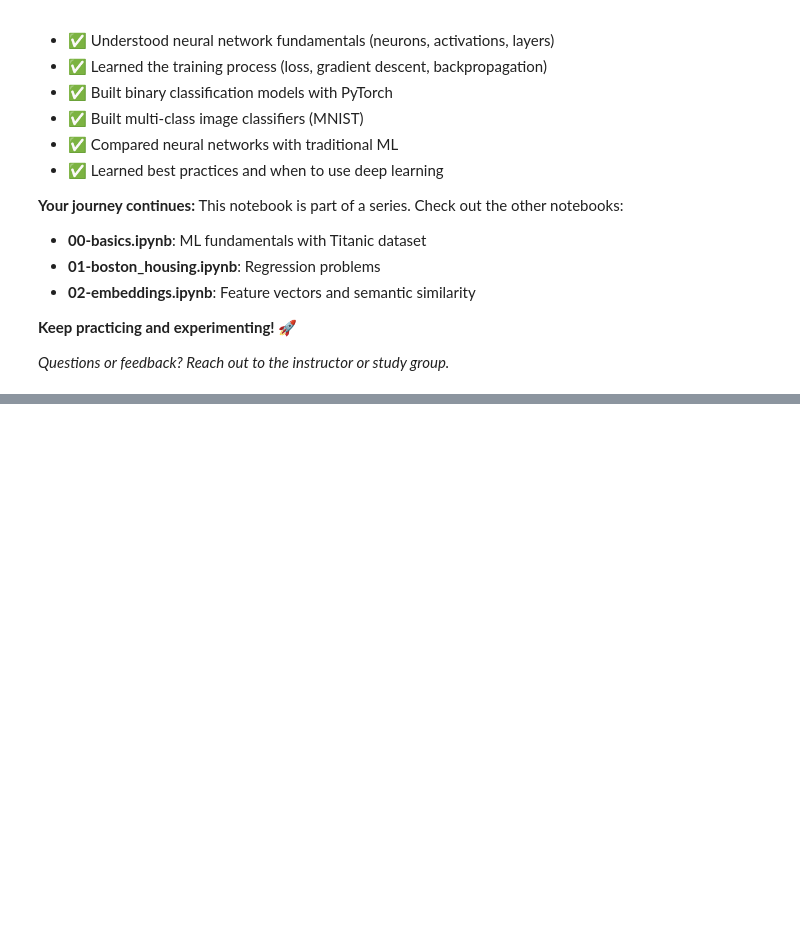
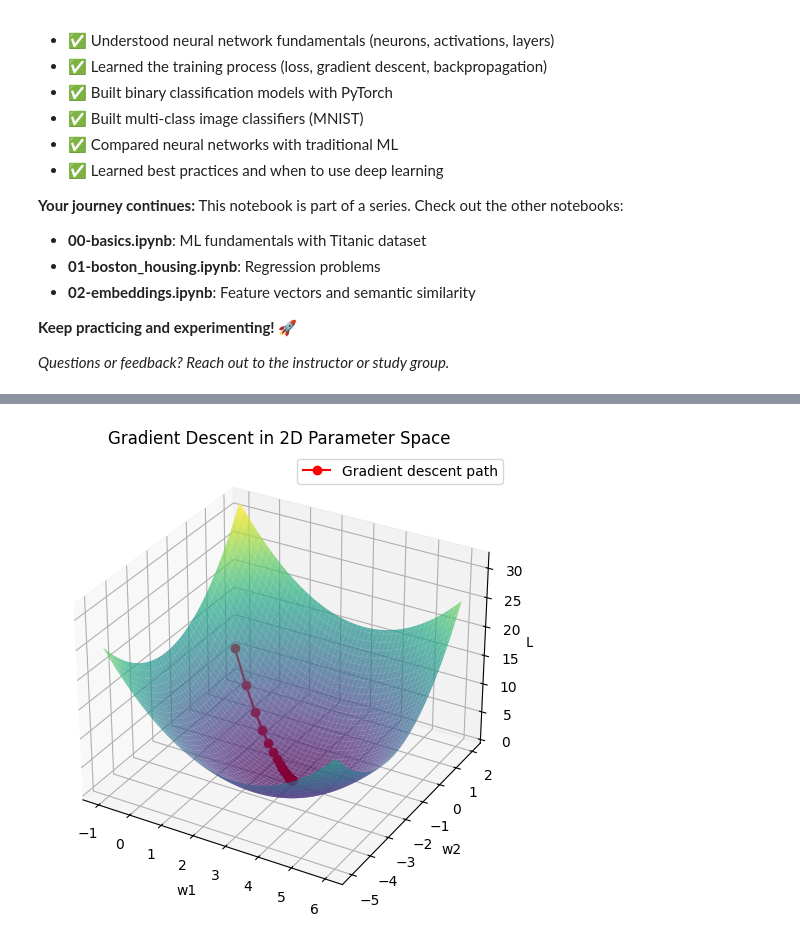
Before and after one commit to karolzak/ml101, a Jupyter notebook: notebooks/03-deep-learning.ipynb, the cells around one changed output, grey strips where cells are left out. Saved outputs shown, nothing was run; the diff lists cells and outputs as text; code cells hidden in the pictures; blank space fills up the shorter version.

```diff
--- a/notebooks/03-deep-learning.ipynb
+++ b/notebooks/03-deep-learning.ipynb
@@ -1943,0 +2013,47 @@ This notebook is part of a series. Check out the other notebooks:
+# %%
+import numpy as np
+import matplotlib.pyplot as plt
+from mpl_toolkits.mplot3d import Axes3D
+
+# Loss function and its gradient
+def loss(w1, w2):
+    return (w1 - 3)**2 + (w2 + 2)**2
+
+def gradient(w1, w2):
+    grad_w1 = 2 * (w1 - 3)
+    grad_w2 = 2 * (w2 + 2)
+    return grad_w1, grad_w2
+
+# Initial point
+w1, w2 = 0, 0
+learning_rate = 0.1
+epochs = 30
+
+# Store history for plotting
+w1_history, w2_history, loss_history = [w1], [w2], [loss(w1, w2)]
+
+for i in range(epochs):
+    dw1, dw2 = gradient(w1, w2)
+    w1 -= learning_rate * dw1
+    w2 -= learning_rate * dw2
+    w1_history.append(w1)
+    w2_history.append(w2)
+    loss_history.append(loss(w1, w2))
+    print(f"Epoch {i+1:02d}: w1 = {w1:.4f}, w2 = {w2:.4f}, loss = {loss(w1, w2):.6f}")
+
+# Create grid for surface plot
+W1, W2 = np.meshgrid(np.linspace(-1, 6, 100), np.linspace(-5, 2, 100))
+Z = loss(W1, W2)
+
+# 3D plot
+fig = plt.figure(figsize=(10, 6))
+ax = fig.add_subplot(111, projection='3d')
+ax.plot_surface(W1, W2, Z, cmap='viridis', alpha=0.7)
+ax.plot(w1_history, w2_history, loss_history, color='r', marker='o', label='Gradient descent path')
+ax.set_xlabel('w1')
+ax.set_ylabel('w2')
+ax.set_zlabel('Loss')
+ax.set_title('Gradient Descent in 2D Parameter Space')
+ax.legend()
+plt.show()
+# %% [output]
@@ -1943,0 +2077 @@ This notebook is part of a series. Check out the other notebooks:
+[figure, added]
```
Also changed, not shown: parts of 13 cells of this notebook, 2 other files.
